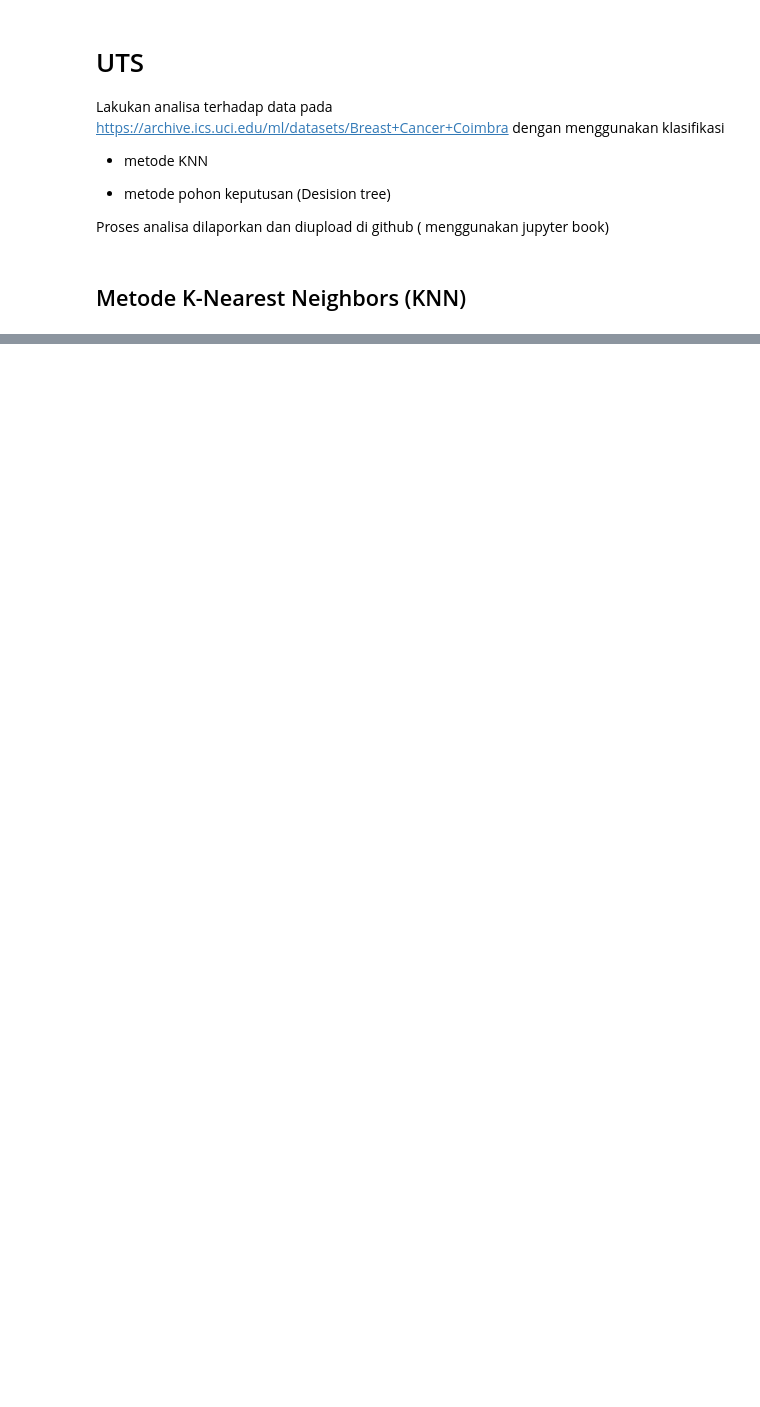
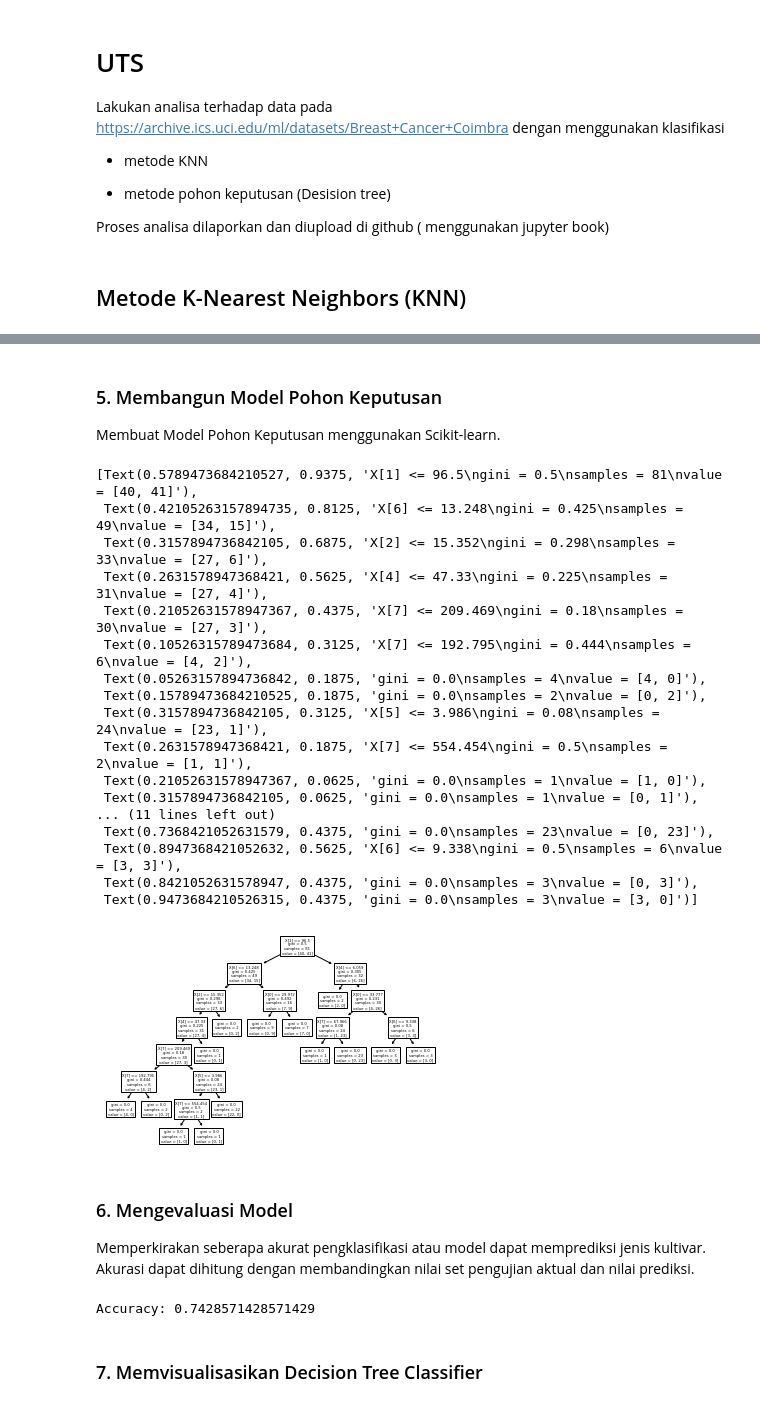
Before and after one commit to niniengC/datamining, a Jupyter notebook: _sources/UTS.ipynb, the cells around one changed output, grey strips where cells are left out. Drawn from its saved outputs; the diff is of its cells as text; code cells hidden in the pictures; blank space fills up the shorter version.

```diff
--- a/_sources/UTS.ipynb
+++ b/_sources/UTS.ipynb
@@ -25,0 +149,5 @@ df.head()
+# %%
+#split dataset in features and target variable
+feature_cols = ['BMI', 'Glucose', 'Insulin','HOMA','Leptin','Adiponectin','Resistin','MCP.1']
+features = df[feature_cols] # Features
+features
@@ -25,0 +168,4 @@ df.head()
+# %%
+target_cols = ['Classification']
+target = df[target_cols] # Target variable
+target
@@ -25,0 +189,47 @@ df.head()
+# %%
+# Split dataset into training set and test set
+features_train, features_test, target_train, target_test = train_test_split(features, target, test_size=0.3, random_state=1) # 70% training and 30% test
+# %% [markdown]
+### 5. Membangun Model Pohon Keputusan
+Membuat Model Pohon Keputusan menggunakan Scikit-learn.
+# %%
+# Create Decision Tree classifer object
+clf = DecisionTreeClassifier()
+
+# Train Decision Tree Classifer
+clf = clf.fit(features_train,target_train)
+
+#Predict the response for test dataset
+target_pred = clf.predict(features_test)
+# %%
+from sklearn import tree
+tree.plot_tree(clf)
+# %% [output]
+[Text(0.5789473684210527, 0.9375, 'X[1] <= 96.5\ngini = 0.5\nsamples = 81\nvalue = [40, 41]'),
+ Text(0.42105263157894735, 0.8125, 'X[6] <= 13.248\ngini = 0.425\nsamples = 49\nvalue = [34, 15]'),
+ Text(0.3157894736842105, 0.6875, 'X[2] <= 15.352\ngini = 0.298\nsamples = 33\nvalue = [27, 6]'),
+ Text(0.2631578947368421, 0.5625, 'X[4] <= 47.33\ngini = 0.225\nsamples = 31\nvalue = [27, 4]'),
+ Text(0.21052631578947367, 0.4375, 'X[7] <= 209.469\ngini = 0.18\nsamples = 30\nvalue = [27, 3]'),
+ Text(0.10526315789473684, 0.3125, 'X[7] <= 192.795\ngini = 0.444\nsamples = 6\nvalue = [4, 2]'),
+ Text(0.05263157894736842, 0.1875, 'gini = 0.0\nsamples = 4\nvalue = [4, 0]'),
+ Text(0.15789473684210525, 0.1875, 'gini = 0.0\nsamples = 2\nvalue = [0, 2]'),
+ Text(0.3157894736842105, 0.3125, 'X[5] <= 3.986\ngini = 0.08\nsamples = 24\nvalue = [23, 1]'),
+ Text(0.2631578947368421, 0.1875, 'X[7] <= 554.454\ngini = 0.5\nsamples = 2\nvalue = [1, 1]'),
+ Text(0.21052631578947367, 0.0625, 'gini = 0.0\nsamples = 1\nvalue = [1, 0]'),
+ Text(0.3157894736842105, 0.0625, 'gini = 0.0\nsamples = 1\nvalue = [0, 1]'),
+... (11 lines left out)
+ Text(0.7368421052631579, 0.4375, 'gini = 0.0\nsamples = 23\nvalue = [0, 23]'),
+ Text(0.8947368421052632, 0.5625, 'X[6] <= 9.338\ngini = 0.5\nsamples = 6\nvalue = [3, 3]'),
+ Text(0.8421052631578947, 0.4375, 'gini = 0.0\nsamples = 3\nvalue = [0, 3]'),
+ Text(0.9473684210526315, 0.4375, 'gini = 0.0\nsamples = 3\nvalue = [3, 0]')]
+[figure, added]
+# %% [markdown]
+### 6. Mengevaluasi Model
+Memperkirakan seberapa akurat pengklasifikasi atau model dapat memprediksi jenis kultivar. Akurasi dapat dihitung dengan membandingkan nilai set pengujian aktual dan nilai prediksi.
+# %%
+# Model Accuracy, how often is the classifier correct?
+print("Accuracy:",metrics.accuracy_score(target_test, target_pred))
+# %% [output]
+Accuracy: 0.7428571428571429
+# %% [markdown]
+### 7. Memvisualisasikan Decision Tree Classifier
```
Also changed, not shown: parts of 24 cells of this notebook, 13 other files.
